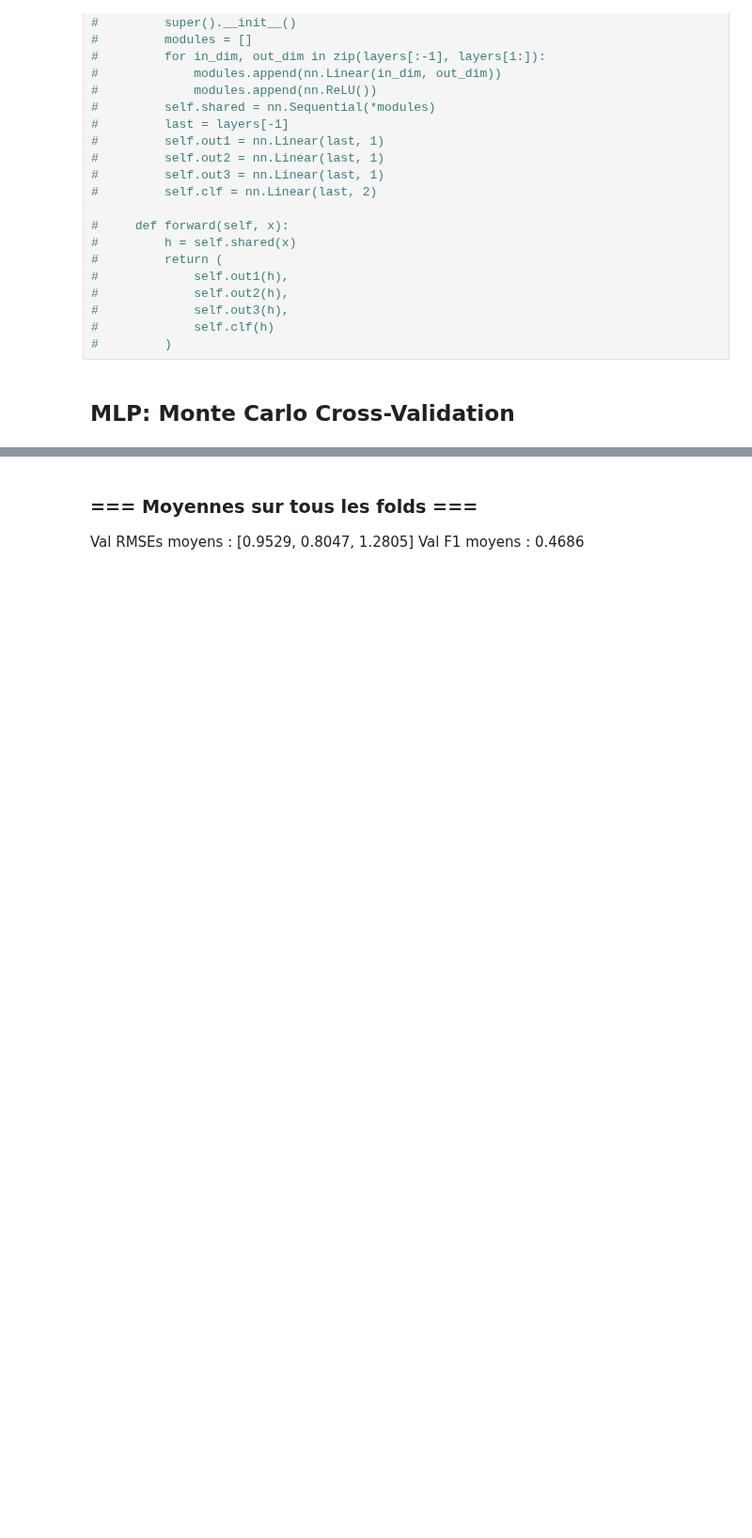
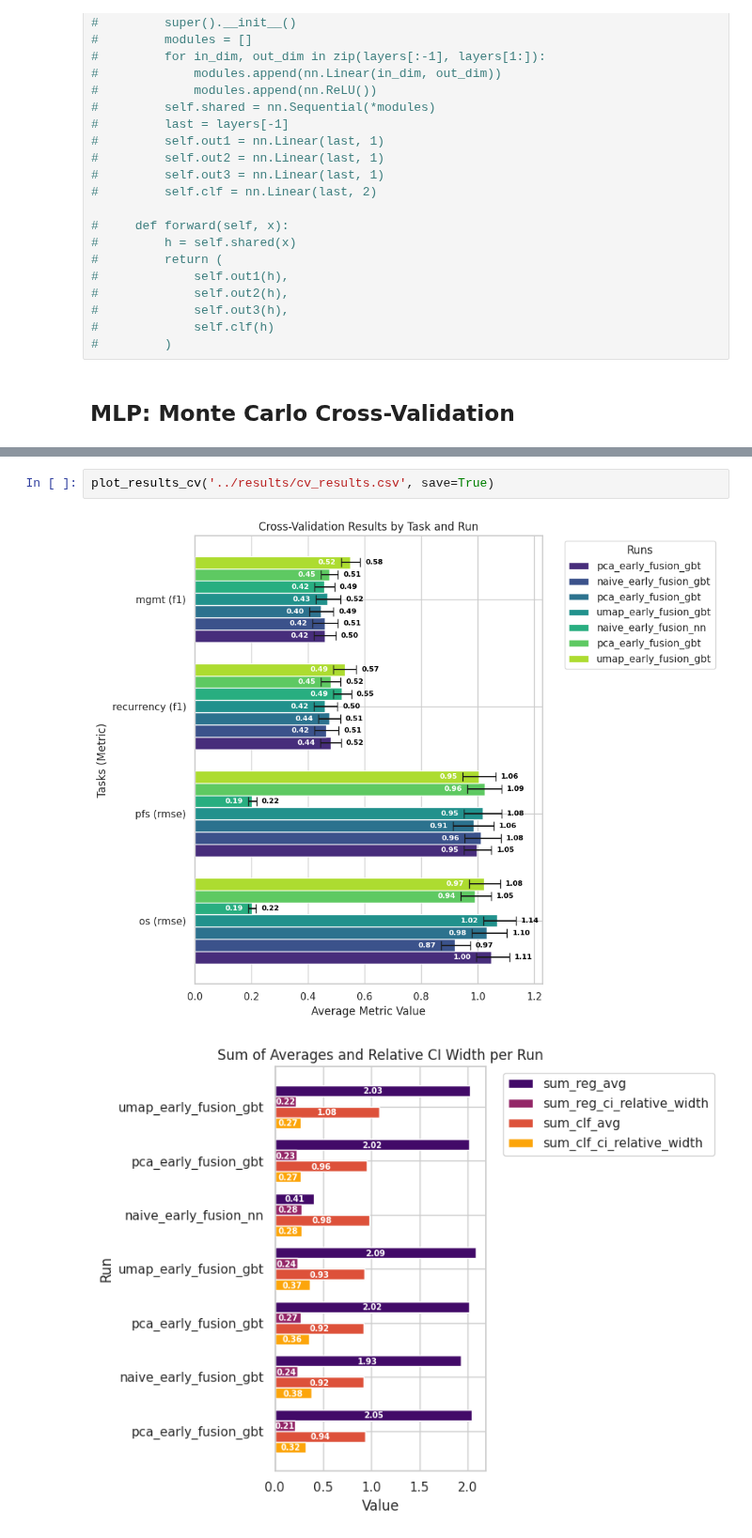
Before and after one commit to Tikings/gbm_hackathon, a Jupyter notebook: experiments/EXP_naive_early_fusion.ipynb, the cells around one changed output, grey strips where cells are left out. Shown at 94% size. Saved outputs shown, nothing was run; the diff lists cells and outputs as text; blank space fills up the shorter version.

Commit message:
Created standard way to retrieve MCCV results and visualization. Added normalization option in datasets, created notebook for experiment of early fusion with dimensionality reduction

```diff
--- a/experiments/EXP_naive_early_fusion.ipynb
+++ b/experiments/EXP_naive_early_fusion.ipynb
@@ -558,4 +614,5 @@ Val F1 moyens : 0.4686
-# %% [markdown]
-### === Moyennes sur tous les folds ===
-Val RMSEs moyens : [0.9529, 0.8047, 1.2805]
-Val F1 moyens : 0.4686
+# %%
+plot_results_cv('../results/cv_results.csv', save=True)
+# %% [output]
+[figure, added]
+[figure, added]
```
Also changed, not shown: parts of 23 cells of this notebook, 7 other files.
